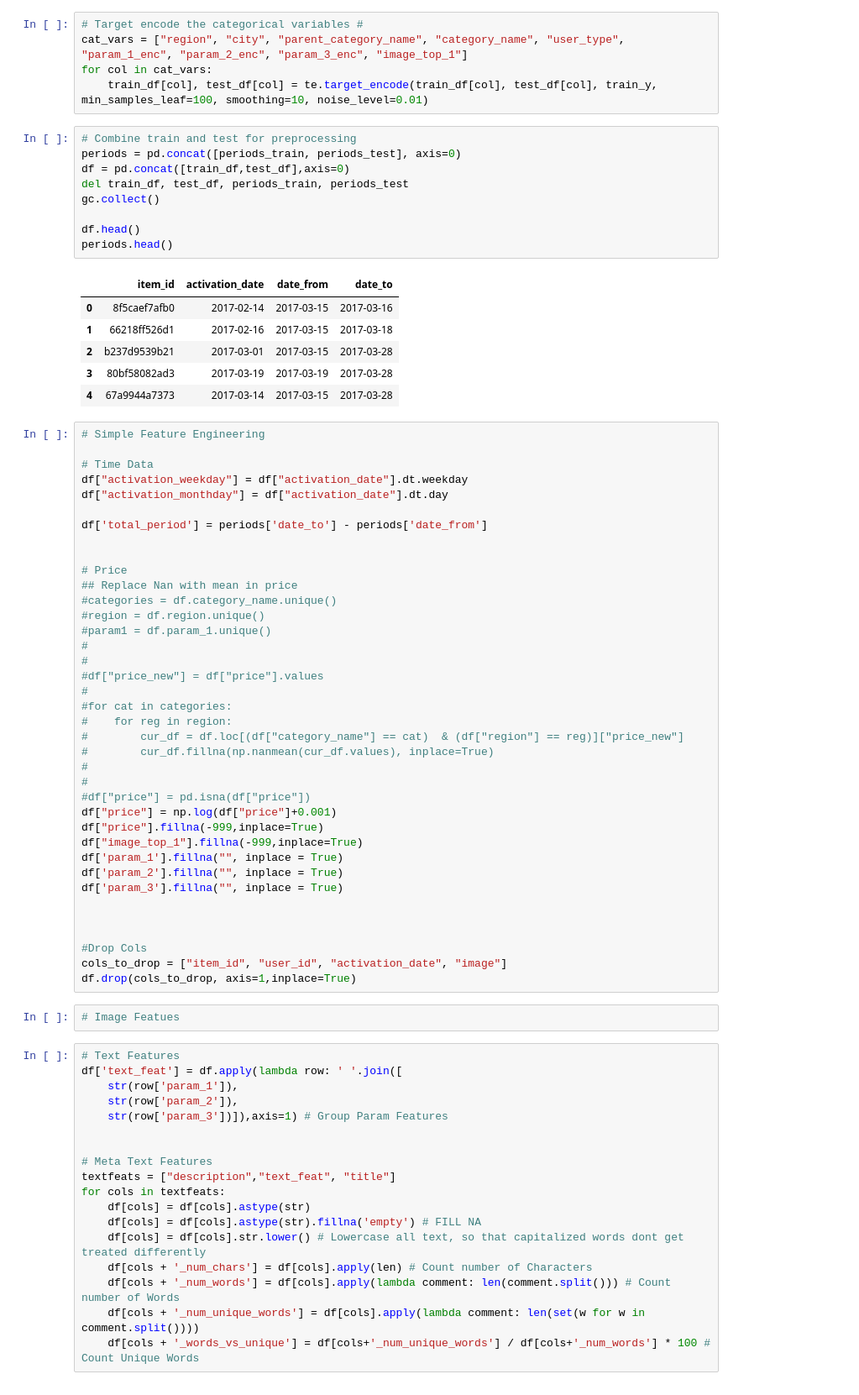
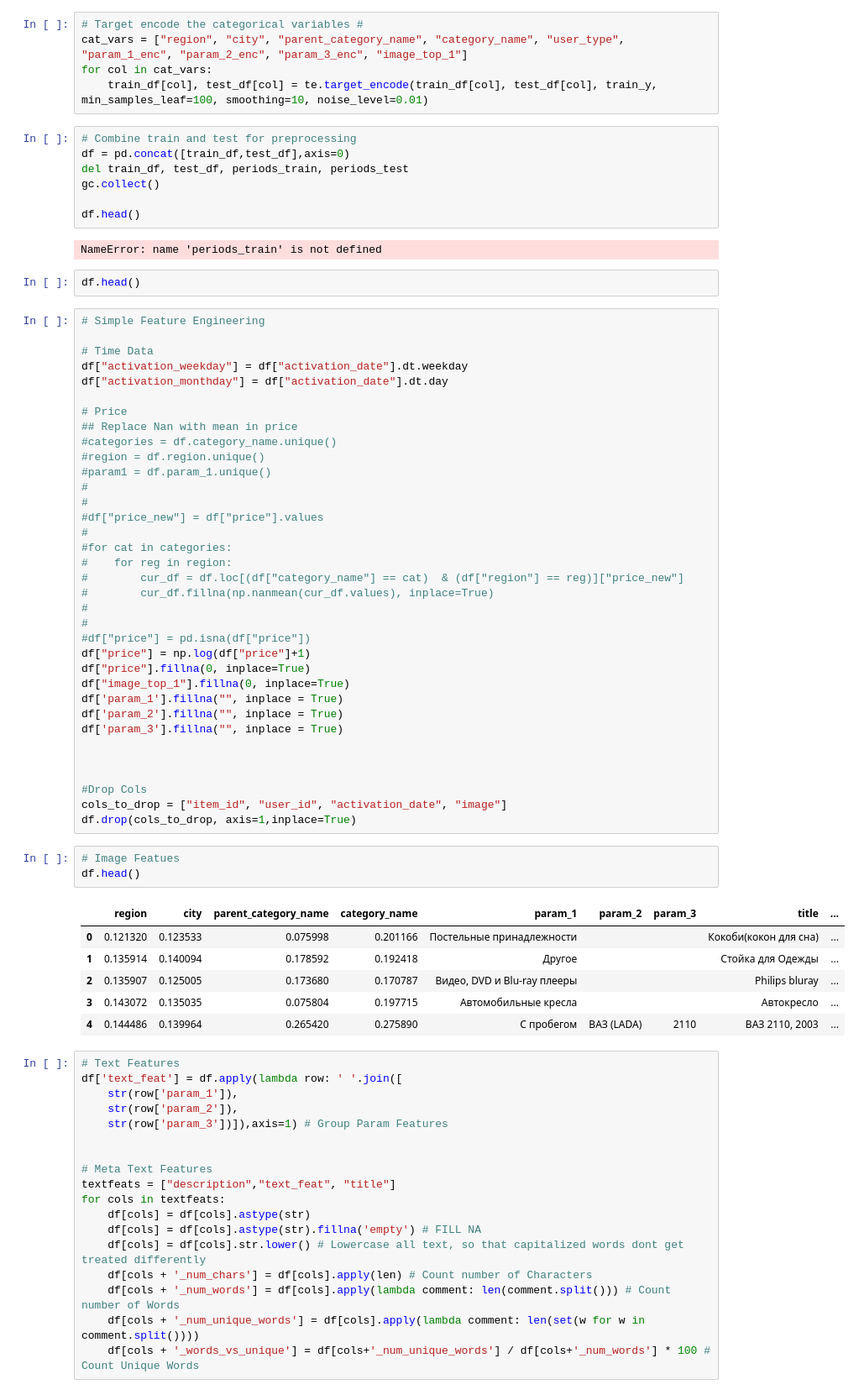
Before and after one commit to SimonGiebenhain/joprosigi, a Jupyter notebook: tfidf.ipynb, the cells around one changed output. Shown: that part at 84% size. Saved outputs shown, nothing was run; the diff lists cells and outputs as text.

```diff
--- a/tfidf.ipynb
+++ b/tfidf.ipynb
@@ -49,29 +49,21 @@ for col in cat_vars:
     train_df[col], test_df[col] = te.target_encode(train_df[col], test_df[col], train_y, min_samples_leaf=100, smoothing=10, noise_level=0.01)
 # %%
 # Combine train and test for preprocessing
-periods = pd.concat([periods_train, periods_test], axis=0)
 df = pd.concat([train_df,test_df],axis=0)
 del train_df, test_df, periods_train, periods_test
 gc.collect()
 
 df.head()
-periods.head()
 # %% [output]
-|  | item_id | activation_date | date_from | date_to |
-| 0 | 8f5caef7afb0 | 2017-02-14 | 2017-03-15 | 2017-03-16 |
-| 1 | 66218ff526d1 | 2017-02-16 | 2017-03-15 | 2017-03-18 |
-| 2 | b237d9539b21 | 2017-03-01 | 2017-03-15 | 2017-03-28 |
-| 3 | 80bf58082ad3 | 2017-03-19 | 2017-03-19 | 2017-03-28 |
-| 4 | 67a9944a7373 | 2017-03-14 | 2017-03-15 | 2017-03-28 |
+NameError: name 'periods_train' is not defined
+# %%
+df.head()
 # %%
 # Simple Feature Engineering
 
 # Time Data
 df["activation_weekday"] = df["activation_date"].dt.weekday
 df["activation_monthday"] = df["activation_date"].dt.day
-
-df['total_period'] = periods['date_to'] - periods['date_from']
-
 
 # Price
 ## Replace Nan with mean in price
@@ -89,9 +81,9 @@ df['total_period'] = periods['date_to'] - periods['date_from']
 #
 #
 #df["price"] = pd.isna(df["price"])
-df["price"] = np.log(df["price"]+0.001)
-df["price"].fillna(-999,inplace=True)
-df["image_top_1"].fillna(-999,inplace=True)
+df["price"] = np.log(df["price"]+1)
+df["price"].fillna(0, inplace=True)
+df["image_top_1"].fillna(0, inplace=True)
 df['param_1'].fillna("", inplace = True)
 df['param_2'].fillna("", inplace = True)
 df['param_3'].fillna("", inplace = True)
@@ -103,6 +95,14 @@ cols_to_drop = ["item_id", "user_id", "activation_date", "image"]
 df.drop(cols_to_drop, axis=1,inplace=True)
 # %%
 # Image Featues
+df.head()
+# %% [output]
+|  | region | city | parent_category_name | category_name | param_1 | param_2 | param_3 | title | ... |
+| 0 | 0.121320 | 0.123533 | 0.075998 | 0.201166 | Постельные принадлежности |  |  | Кокоби(кокон для сна) | ... |
+| 1 | 0.135914 | 0.140094 | 0.178592 | 0.192418 | Другое |  |  | Стойка для Одежды | ... |
+| 2 | 0.135907 | 0.125005 | 0.173680 | 0.170787 | Видео, DVD и Blu-ray плееры |  |  | Philips bluray | ... |
+| 3 | 0.143072 | 0.135035 | 0.075804 | 0.197715 | Автомобильные кресла |  |  | Автокресло | ... |
+| 4 | 0.144486 | 0.139964 | 0.265420 | 0.275890 | С пробегом | ВАЗ (LADA) | 2110 | ВАЗ 2110, 2003 | ... |
 # %%
 # Text Features
 df['text_feat'] = df.apply(lambda row: ' '.join([
```
Also changed, not shown: parts of 3 cells of this notebook, 1 other file.
